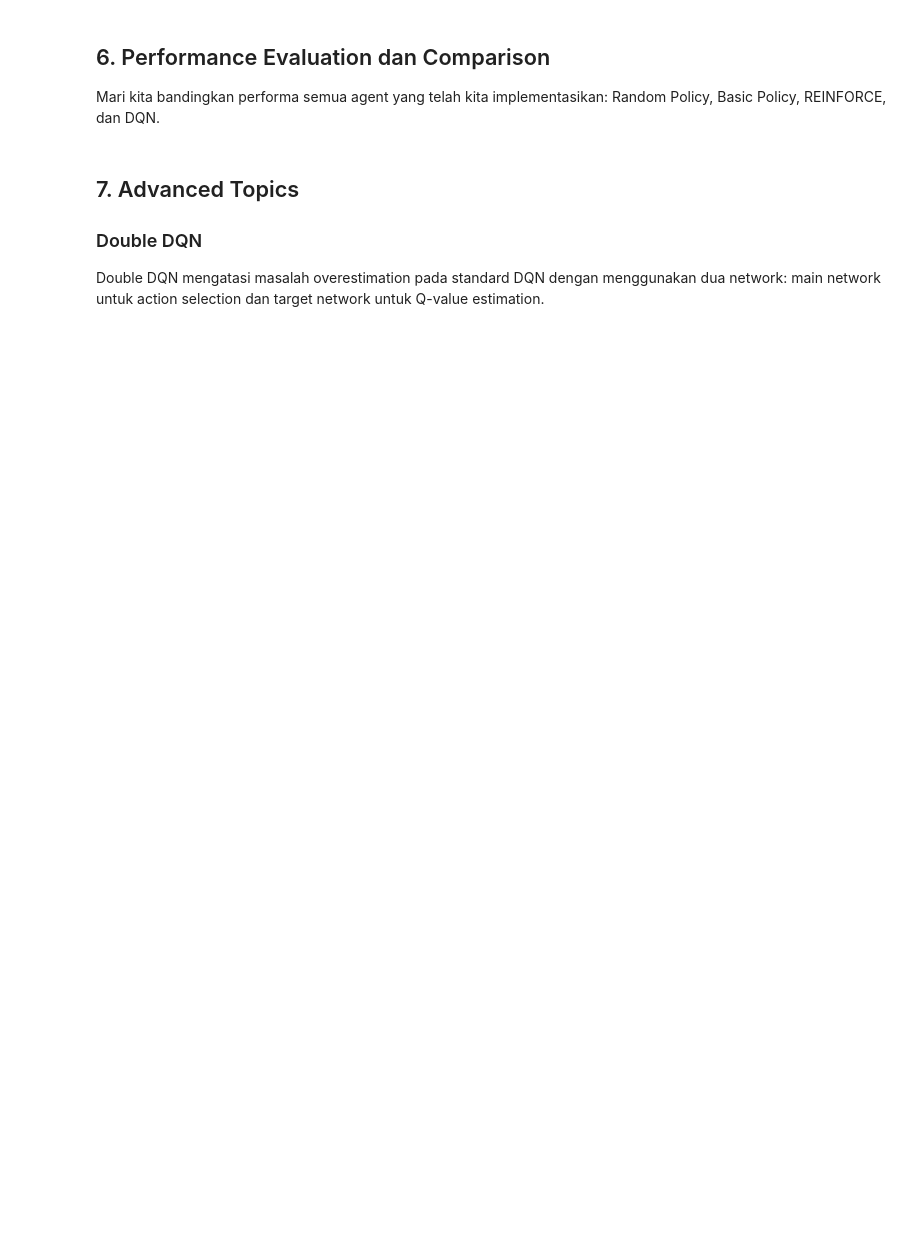
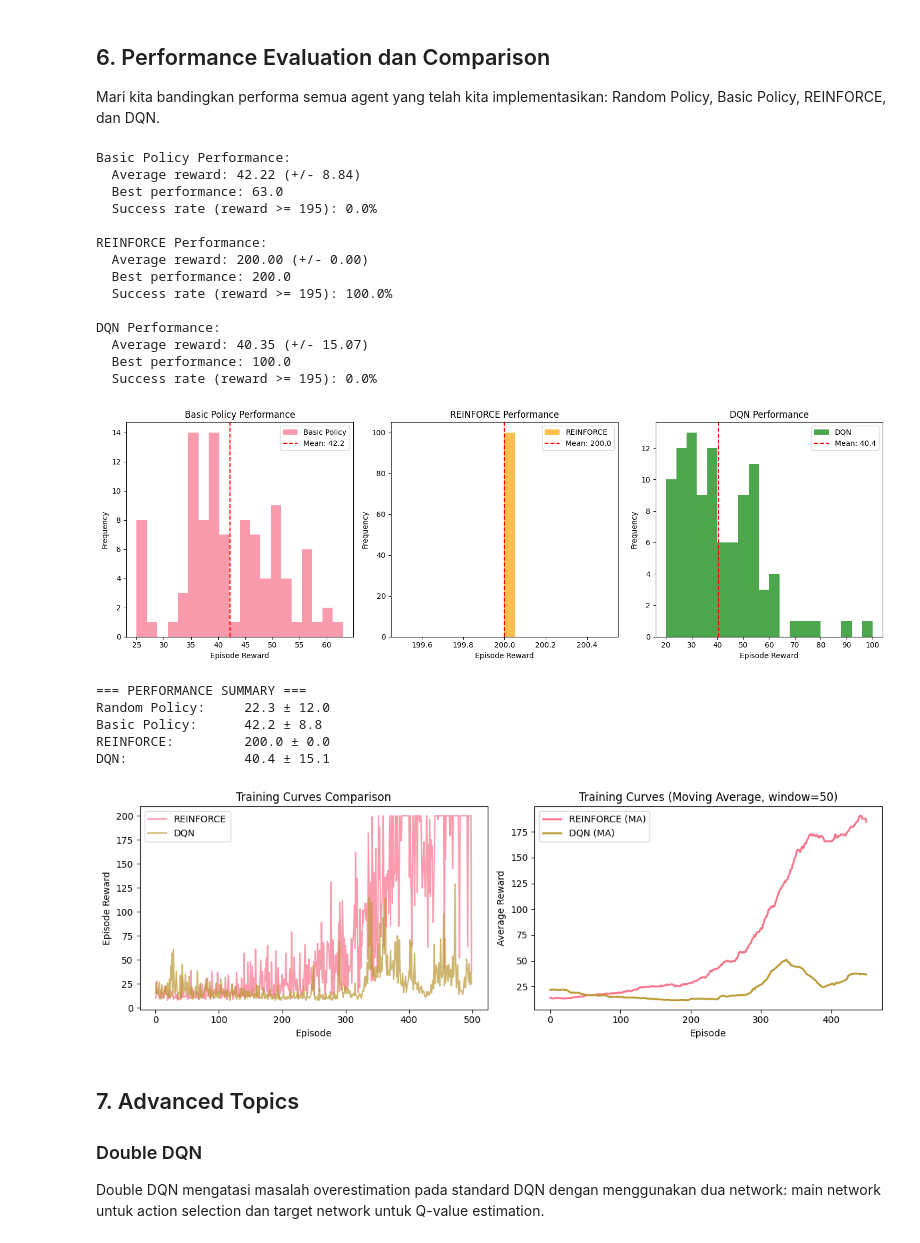
Before and after one commit to Pandu98-pkh/UAS-Deep-Learning, a Jupyter notebook: Chapter 18 Reinforcement Learning.ipynb, the cells around one changed output. Cells and saved outputs as stored; diff of their text form; code cells hidden in the pictures; blank space fills up the shorter version.

```diff
--- a/Chapter 18 Reinforcement Learning.ipynb
+++ b/Chapter 18 Reinforcement Learning.ipynb
@@ -745,13 +846,19 @@ def test_agent_performance(env, policy_func, num_episodes=100, agent_name="Agent
     rewards = []
 
     for episode in range(num_episodes):
-        state = env.reset()
+        # Reset environment and get the observation and info
+        state, info = env.reset()
         total_reward = 0
 
         for step in range(200):
+            # Pass only the state to the policy function
             action = policy_func(state)
-            state, reward, done, info = env.step(action)
+            # Get the next state, reward, termination, truncation, and info
+            next_state, reward, terminated, truncated, info = env.step(action)
+            done = terminated or truncated # Check for termination or truncation
             total_reward += reward
+
+            state = next_state
 
             if done:
                 break
@@ -761,7 +868,11 @@ def test_agent_performance(env, policy_func, num_episodes=100, agent_name="Agent
     print(f"{agent_name} Performance:")
     print(f"  Average reward: {np.mean(rewards):.2f} (+/- {np.std(rewards):.2f})")
     print(f"  Best performance: {np.max(rewards)}")
-    print(f"  Success rate (reward >= 195): {np.mean(np.array(rewards) >= 195)*100:.1f}%")
+    # Check if the rewards list is not empty before calculating success rate
+    if rewards:
+        print(f"  Success rate (reward >= 195): {np.mean(np.array(rewards) >= 195)*100:.1f}%")
+    else:
+        print("  Success rate: N/A (No episodes completed)")
     print()
 
     return rewards
@@ -809,42 +920,78 @@ plt.xlabel('Episode Reward')
 plt.ylabel('Frequency')
 plt.title('DQN Performance')
 plt.axvline(np.mean(dqn_test_rewards), color='red', linestyle='--', label=f'Mean: {np.mean(dqn_test_rewards):.1f}')
 plt.legend()
 
 plt.tight_layout()
 plt.show()
 
 # Summary comparison
 print("=== PERFORMANCE SUMMARY ===")
-print(f"Random Policy:     {np.mean(rewards):.1f} ± {np.std(rewards):.1f}")
+# Ensure the 'rewards' variable from the random policy test is still available or re-run that test
+# For now, assuming it's available from the code context
+try:
+    print(f"Random Policy:     {np.mean(rewards):.1f} ± {np.std(rewards):.1f}")
+except NameError:
+    print("Random Policy:     Results not available. Run the random policy test first.")
+
 print(f"Basic Policy:      {np.mean(basic_test_rewards):.1f} ± {np.std(basic_test_rewards):.1f}")
 print(f"REINFORCE:         {np.mean(reinforce_test_rewards):.1f} ± {np.std(reinforce_test_rewards):.1f}")
 print(f"DQN:               {np.mean(dqn_test_rewards):.1f} ± {np.std(dqn_test_rewards):.1f}")
 
 # Learning curves comparison
 plt.figure(figsize=(12, 4))
 
 plt.subplot(1, 2, 1)
 plt.plot(training_rewards, label='REINFORCE', alpha=0.7)
 plt.plot(dqn_rewards, label='DQN', alpha=0.7)
 plt.title('Training Curves Comparison')
 plt.xlabel('Episode')
 plt.ylabel('Episode Reward')
 plt.legend()
 
 plt.subplot(1, 2, 2)
 # Moving averages
-reinforce_ma = np.convolve(training_rewards, np.ones(50)/50, mode='valid')
-dqn_ma = np.convolve(dqn_rewards, np.ones(50)/50, mode='valid')
-plt.plot(reinforce_ma, label='REINFORCE (MA)', linewidth=2)
-plt.plot(dqn_ma, label='DQN (MA)', linewidth=2)
-plt.title('Training Curves (Moving Average)')
-plt.xlabel('Episode')
-plt.ylabel('Average Reward')
-plt.legend()
+window_size = 50
+if len(training_rewards) >= window_size and len(dqn_rewards) >= window_size:
+    reinforce_ma = np.convolve(training_rewards, np.ones(window_size)/window_size, mode='valid')
+    dqn_ma = np.convolve(dqn_rewards, np.ones(window_size)/window_size, mode='valid')
+    plt.plot(reinforce_ma, label='REINFORCE (MA)', linewidth=2)
+    plt.plot(dqn_ma, label='DQN (MA)', linewidth=2)
+    plt.title(f'Training Curves (Moving Average, window={window_size})')
+    plt.xlabel('Episode')
+    plt.ylabel('Average Reward')
+    plt.legend()
+else:
+    plt.text(0.5, 0.5, "Not enough data for moving average (window size 50)", horizontalalignment='center', verticalalignment='center', transform=plt.gca().transAxes)
+    plt.title('Training Curves (Moving Average)')
+    plt.xlabel('Episode')
+    plt.ylabel('Average Reward')
+
 
 plt.tight_layout()
 plt.show()
+# %% [output]
+Basic Policy Performance:
+  Average reward: 42.22 (+/- 8.84)
+  Best performance: 63.0
+  Success rate (reward >= 195): 0.0%
+
+REINFORCE Performance:
+  Average reward: 200.00 (+/- 0.00)
+  Best performance: 200.0
+  Success rate (reward >= 195): 100.0%
+
+DQN Performance:
+  Average reward: 40.35 (+/- 15.07)
+  Best performance: 100.0
+  Success rate (reward >= 195): 0.0%
+[figure, added]
+=== PERFORMANCE SUMMARY ===
+Random Policy:     22.3 ± 12.0
+Basic Policy:      42.2 ± 8.8
+REINFORCE:         200.0 ± 0.0
+DQN:               40.4 ± 15.1
+[figure, added]
 # %% [markdown]
 ## 7. Advanced Topics
 
```
Also changed, not shown: parts of 12 cells of this notebook.
